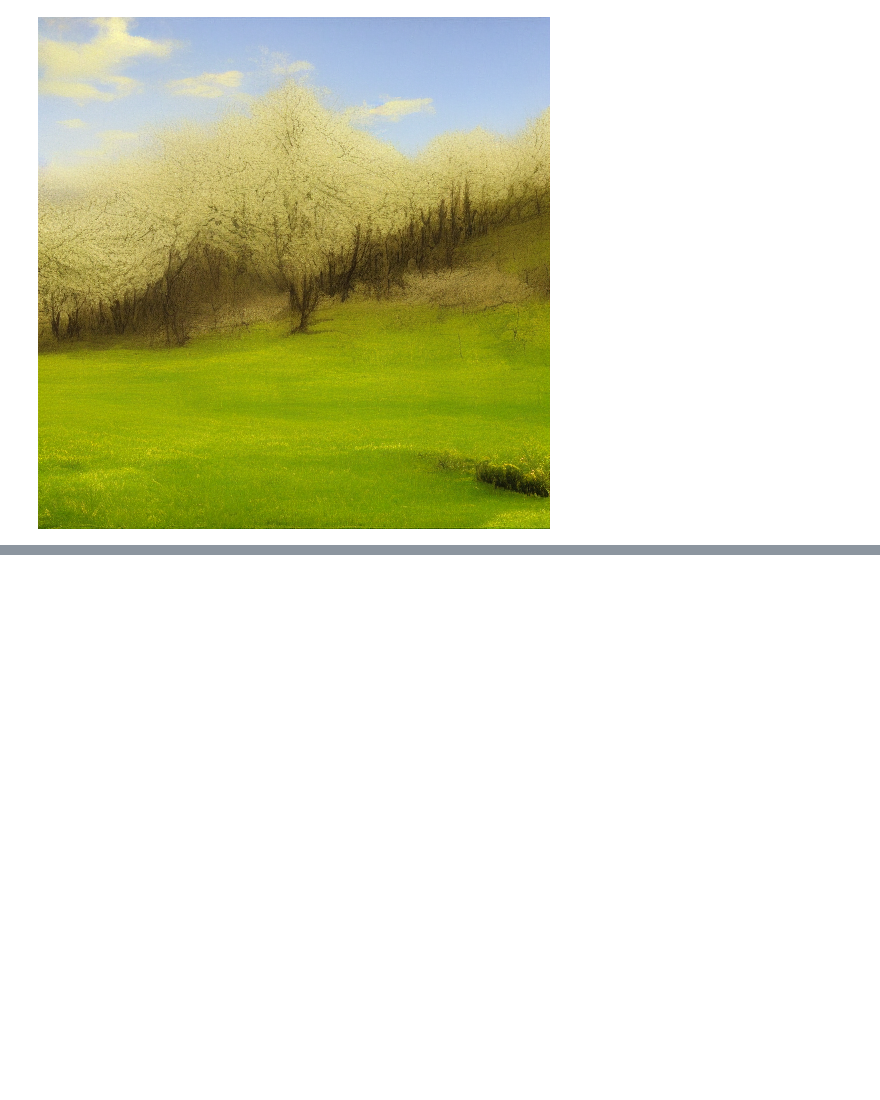
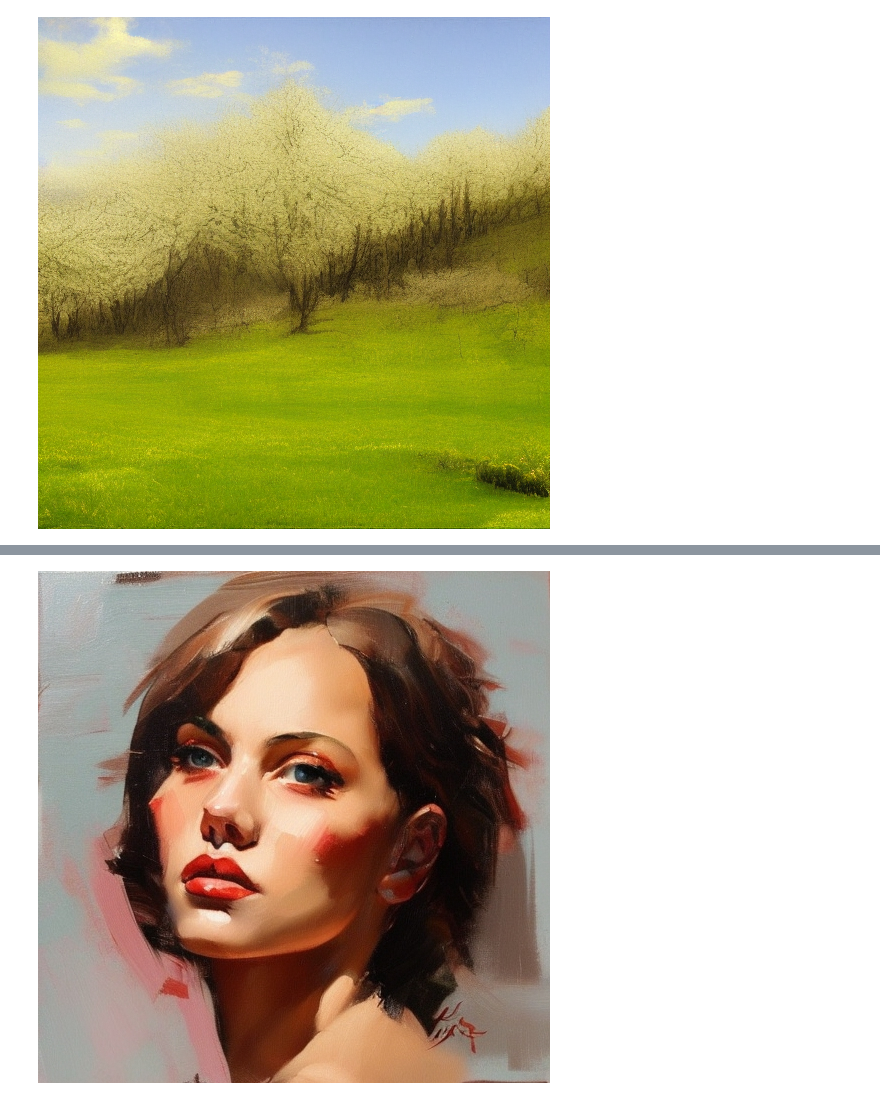
Before and after one commit to SamanFekri/MasterThesis, a Jupyter notebook: fill50k/ControlNet/infer_pix2pix_huggingface.ipynb, the cells around one changed output, grey strips where cells are left out. Drawn from its saved outputs; the diff is of its cells as text; code cells hidden in the pictures; blank space fills up the shorter version.

Commit message:
adding the inference for pix2pix and controlnet

```diff
--- a/fill50k/ControlNet/infer_pix2pix_huggingface.ipynb
+++ b/fill50k/ControlNet/infer_pix2pix_huggingface.ipynb
@@ -62,0 +124,26 @@ images[0]
+# %%
+model_id = "timbrooks/instruct-pix2pix"
+pipe = StableDiffusionInstructPix2PixPipeline.from_pretrained(model_id, torch_dtype=torch.float16, safety_checker=None)
+pipe.to("cuda")
+pipe.scheduler = EulerAncestralDiscreteScheduler.from_config(pipe.scheduler.config)
+# %%
+with open(f'{DATASET_PATH}/{DATA_FILE}') as file:
+    # Load
+    items = file.readlines()
+    with tqdm(total=len(items)) as pbar:
+        for item in items:
+            item = item.strip()
+            # Convert to dict
+            item = json.loads(item)
+            # prompt
+            prompt = item['prompt']
+            # read Image from source and It is RGB
+            img = Image.open(f'{DATASET_PATH}/{item["src"]}')
+            images = pipe(prompt, image=img, num_inference_steps=10, image_guidance_scale=1).images
+            images[0].save(f'{DATASET_PATH}/{item["dst"]}')
+            pbar.update(1)
+            break
+# %%
+img
+# %% [output]
+[figure, added]
```
Also changed, not shown: parts of 8 cells of this notebook, 4 other files.
